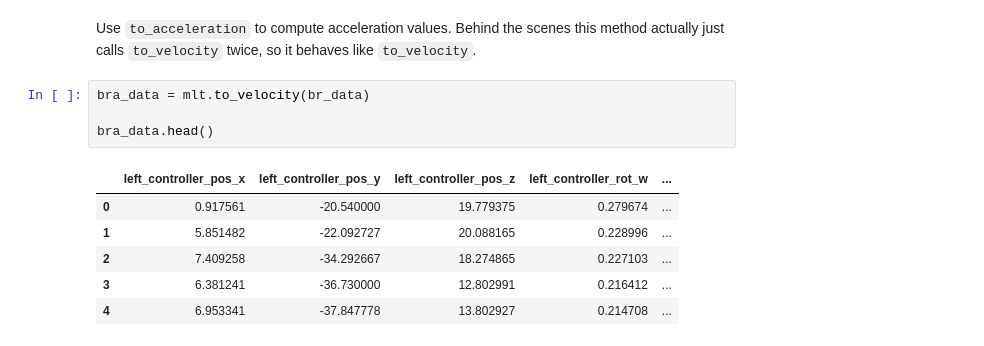
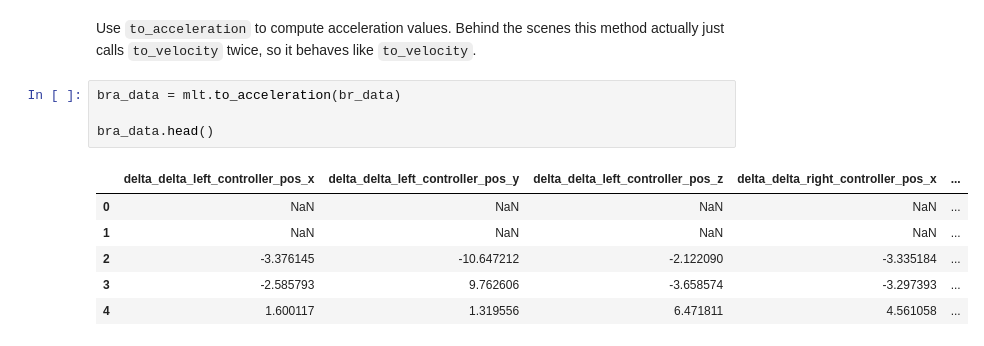
Before and after one commit to cschell/Motion-Learning-Toolbox, a Jupyter notebook: examples/demo.ipynb, the cells around one changed output. Drawn from its saved outputs; the diff is of its cells as text.

```diff
--- a/examples/demo.ipynb
+++ b/examples/demo.ipynb
@@ -163,13 +165,13 @@ srv_data.head()
 # %% [markdown]
 Use `to_acceleration` to compute acceleration values. Behind the scenes this method actually just calls `to_velocity` twice, so it behaves like `to_velocity`.
 # %%
-bra_data = mlt.to_velocity(br_data)
+bra_data = mlt.to_acceleration(br_data)
 
 bra_data.head()
 # %% [output]
-|  | left_controller_pos_x | left_controller_pos_y | left_controller_pos_z | left_controller_rot_w | ... |
-| 0 | 0.917561 | -20.540000 | 19.779375 | 0.279674 | ... |
-| 1 | 5.851482 | -22.092727 | 20.088165 | 0.228996 | ... |
-| 2 | 7.409258 | -34.292667 | 18.274865 | 0.227103 | ... |
-| 3 | 6.381241 | -36.730000 | 12.802991 | 0.216412 | ... |
-| 4 | 6.953341 | -37.847778 | 13.802927 | 0.214708 | ... |
+|  | delta_delta_left_controller_pos_x | delta_delta_left_controller_pos_y | delta_delta_left_controller_pos_z | delta_delta_right_controller_pos_x | ... |
+| 0 | NaN | NaN | NaN | NaN | ... |
+| 1 | NaN | NaN | NaN | NaN | ... |
+| 2 | -3.376145 | -10.647212 | -2.122090 | -3.335184 | ... |
+| 3 | -2.585793 | 9.762606 | -3.658574 | -3.297393 | ... |
+| 4 | 1.600117 | 1.319556 | 6.471811 | 4.561058 | ... |
```
Also changed, not shown: parts of 3 cells of this notebook, 1 other file.
